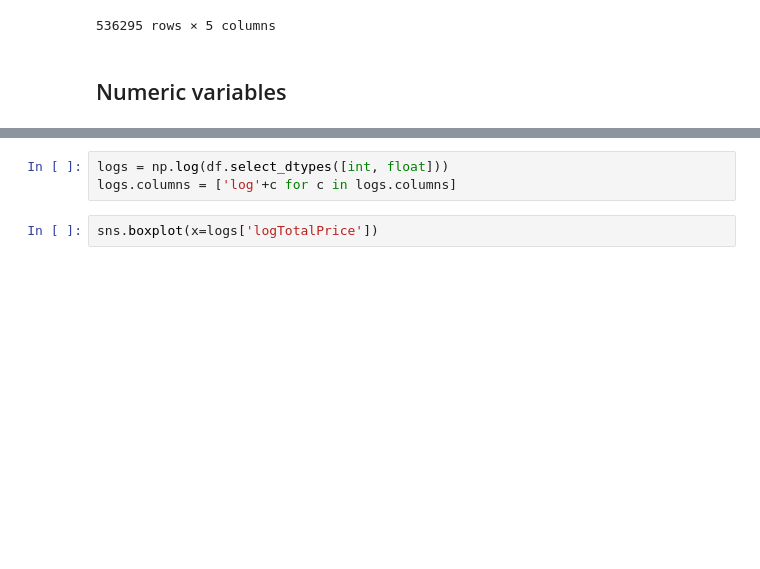
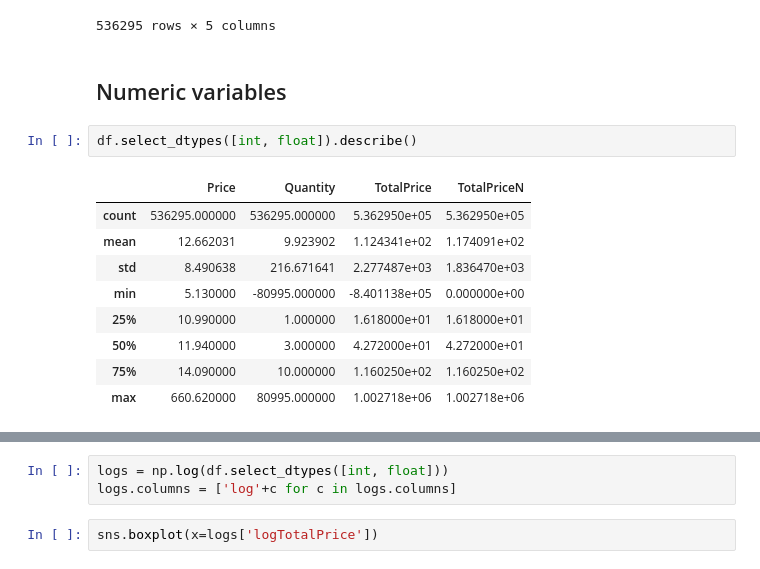
Before and after one commit to antobzzll/Analytics-Portfolio, a Jupyter notebook: e-commerce/e-commerce-analytics.ipynb, the cells around one changed output, grey strips where cells are left out. Saved outputs shown, nothing was run; the diff lists cells and outputs as text; blank space fills up the shorter version.

```diff
--- a/e-commerce/e-commerce-analytics.ipynb
+++ b/e-commerce/e-commerce-analytics.ipynb
@@ -122,3 +122,15 @@ df.select_dtypes('object')
 536295 rows × 5 columns
 # %% [markdown]
 ## Numeric variables
+# %%
+df.select_dtypes([int, float]).describe()
+# %% [output]
+|  | Price | Quantity | TotalPrice | TotalPriceN |
+| count | 536295.000000 | 536295.000000 | 5.362950e+05 | 5.362950e+05 |
+| mean | 12.662031 | 9.923902 | 1.124341e+02 | 1.174091e+02 |
+| std | 8.490638 | 216.671641 | 2.277487e+03 | 1.836470e+03 |
+| min | 5.130000 | -80995.000000 | -8.401138e+05 | 0.000000e+00 |
+| 25% | 10.990000 | 1.000000 | 1.618000e+01 | 1.618000e+01 |
+| 50% | 11.940000 | 3.000000 | 4.272000e+01 | 4.272000e+01 |
+| 75% | 14.090000 | 10.000000 | 1.160250e+02 | 1.160250e+02 |
+| max | 660.620000 | 80995.000000 | 1.002718e+06 | 1.002718e+06 |
```
Also changed, not shown: parts of 6 cells of this notebook.
